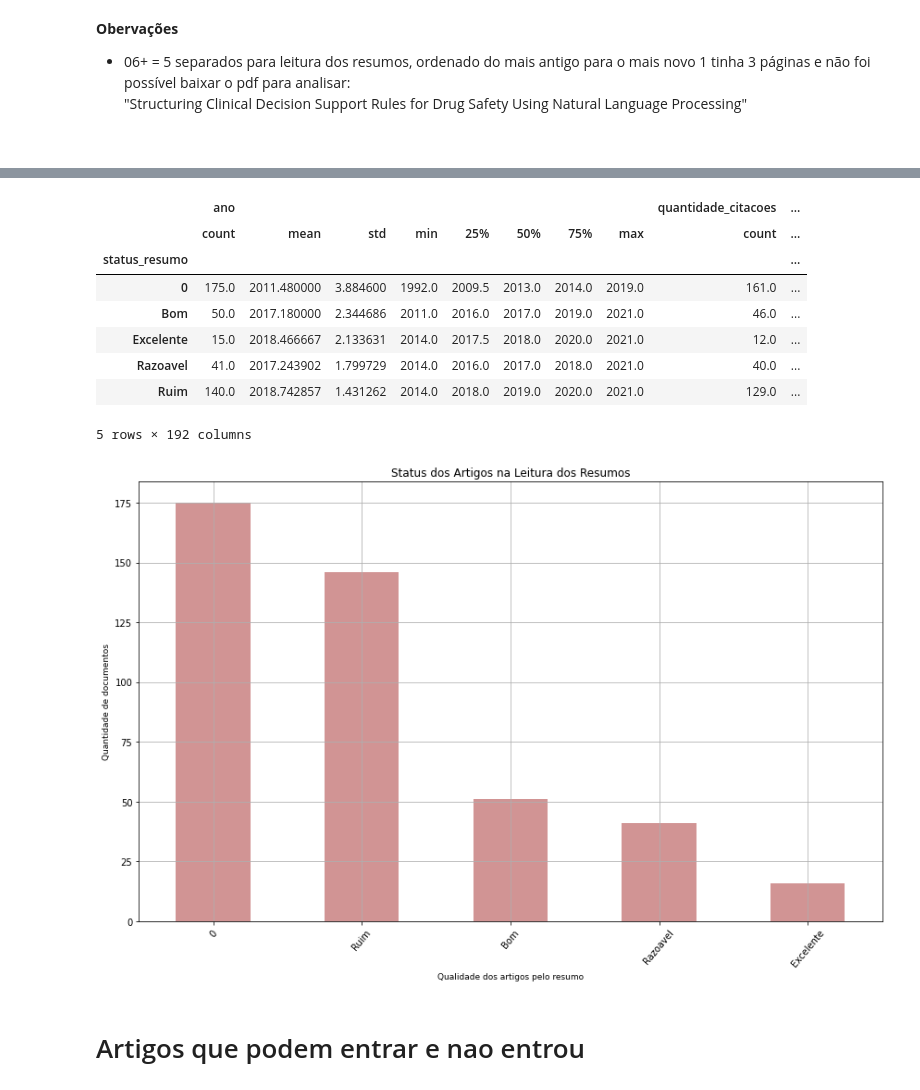
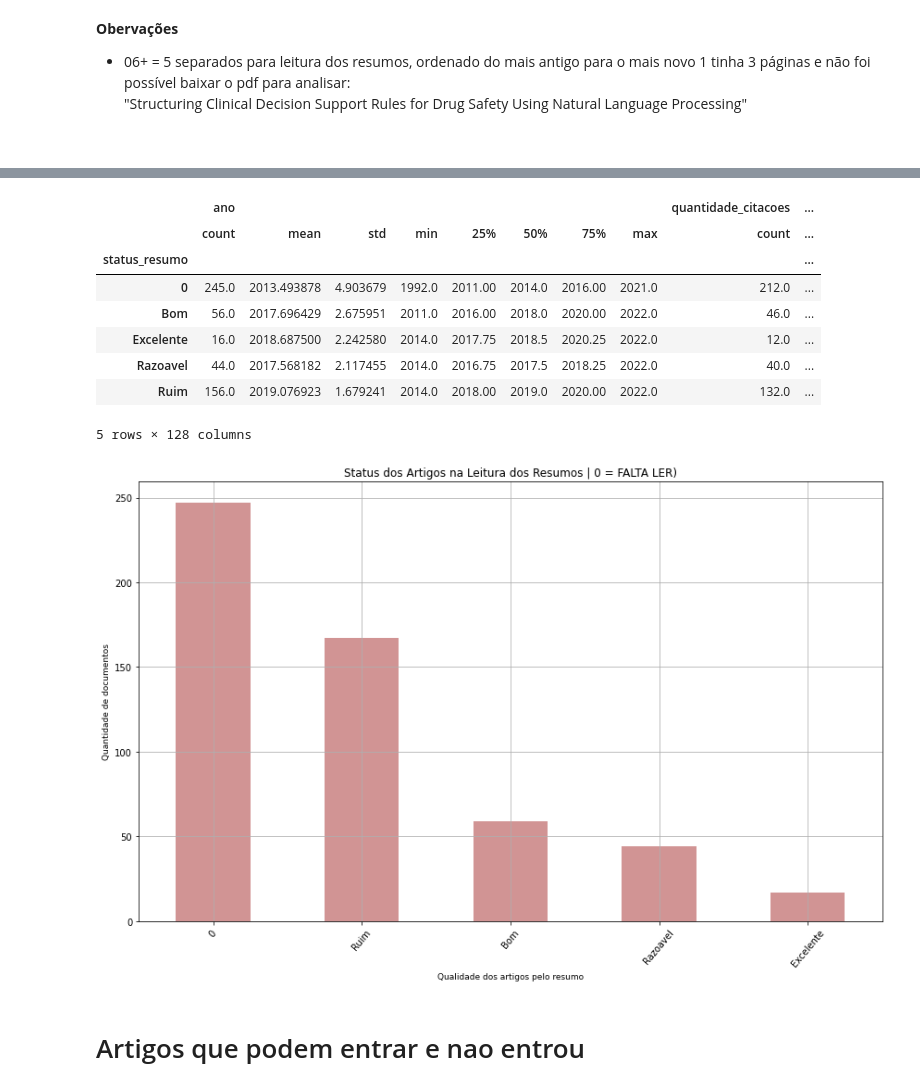
Before and after one commit to LuizPerciliano/Evento-Adverso-com-Metamap-e-Twitter-com-Portugues-Brasil, a Jupyter notebook: apps/app-Dissertacao/notebook/CEFET-Dissertação-Mat-CIC1229-Analises.ipynb, the cells around one changed output, grey strips where cells are left out. Saved outputs shown, nothing was run; the diff lists cells and outputs as text; code cells hidden in the pictures.

Commit message:
Leitura
Partindo para leituras e atualizaçÕES NO script 2.

```diff
--- a/apps/app-Dissertacao/notebook/CEFET-Dissertação-Mat-CIC1229-Analises.ipynb
+++ b/apps/app-Dissertacao/notebook/CEFET-Dissertação-Mat-CIC1229-Analises.ipynb
@@ -82,8 +82,10 @@ Lista do conteúdo da pasta ...
 # %%
 #trabalhos_relacionados_traduzido = os.path.join('../data','bases_filtradas_traduzida-27-06-2021.xlsx')
 #trabalhos_relacionados_traduzido = os.path.join('../data','bases_filtradas_traduzida-26-09-2021.xlsx') # 436 registros
-trabalhos_relacionados_traduzido = os.path.join('../data','bases_filtradas-resumida-14-06-2022.xlsx') # 513 regitros
-trabalhos_relacionados_traduzido = os.path.join('../data','bases_filtradas-resumida-29-06-2022 03-07-24_final.xlsx') # 534 regitros
+#trabalhos_relacionados_traduzido = os.path.join('../data','bases_filtradas-resumida-14-06-2022.xlsx') # 513 regitros
+#trabalhos_relacionados_traduzido = os.path.join('../data','bases_filtradas-resumida-29-06-2022 03-07-24_final.xlsx') # 534 regitros
+
+trabalhos_relacionados_traduzido = r'G:\Meu Drive\MESTRADO_C_DADOS\ARTIGOS E AFINS\DOCUMENTOS-MESTRADO-CEFET-METAMAP-NLP\Artigos-MetaMap-2022\bases_filtradas-resumida-06-2022.xlsx'
 raw_data = pd.read_excel(trabalhos_relacionados_traduzido)
 raw_data
 # %% [output]
@@ -259,40 +260,40 @@ status_resumo.describe().head()
 |  | ano |  |  |  |  |  |  |  | quantidade_citacoes | ... |
 |  | count | mean | std | min | 25% | 50% | 75% | max | count | ... |
 | status_resumo |  |  |  |  |  |  |  |  |  | ... |
-| 0 | 175.0 | 2011.480000 | 3.884600 | 1992.0 | 2009.5 | 2013.0 | 2014.0 | 2019.0 | 161.0 | ... |
-| Bom | 50.0 | 2017.180000 | 2.344686 | 2011.0 | 2016.0 | 2017.0 | 2019.0 | 2021.0 | 46.0 | ... |
-| Excelente | 15.0 | 2018.466667 | 2.133631 | 2014.0 | 2017.5 | 2018.0 | 2020.0 | 2021.0 | 12.0 | ... |
-| Razoavel | 41.0 | 2017.243902 | 1.799729 | 2014.0 | 2016.0 | 2017.0 | 2018.0 | 2021.0 | 40.0 | ... |
-| Ruim | 140.0 | 2018.742857 | 1.431262 | 2014.0 | 2018.0 | 2019.0 | 2020.0 | 2021.0 | 129.0 | ... |
+| 0 | 245.0 | 2013.493878 | 4.903679 | 1992.0 | 2011.00 | 2014.0 | 2016.00 | 2021.0 | 212.0 | ... |
+| Bom | 56.0 | 2017.696429 | 2.675951 | 2011.0 | 2016.00 | 2018.0 | 2020.00 | 2022.0 | 46.0 | ... |
+| Excelente | 16.0 | 2018.687500 | 2.242580 | 2014.0 | 2017.75 | 2018.5 | 2020.25 | 2022.0 | 12.0 | ... |
+| Razoavel | 44.0 | 2017.568182 | 2.117455 | 2014.0 | 2016.75 | 2017.5 | 2018.25 | 2022.0 | 40.0 | ... |
+| Ruim | 156.0 | 2019.076923 | 1.679241 | 2014.0 | 2018.00 | 2019.0 | 2020.00 | 2022.0 | 132.0 | ... |
-5 rows × 192 columns
+5 rows × 128 columns
 # %%
 # variáveis
-titulo = 'Status dos Artigos na Leitura dos Resumos'
+titulo = 'Status dos Artigos na Leitura dos Resumos | 0 = FALTA LER)'
 eixo_x = 'Qualidade dos artigos pelo resumo'
 eixo_y = 'Quantidade de documentos'
 extensao_arquivo = '.png'
 path_image = '../image/'
 image = path_image+'leitura_documentos_'+dataFormatada
 
 #gráfico
 fig, ax = plt.subplots(figsize=(12,8))
 status_resumo.size().sort_values(ascending=False).plot.bar(linestyle='--', linewidth=300, color='Brown', alpha = 0.5)
 plt.xticks(rotation=50)
 
 # legenda
 #ax.legend(title='Legenda', loc=1, fontsize=9)
 ax.set_title(titulo,  fontsize=12)
 ax.set_xlabel(eixo_x, fontsize=9)
 ax.set_ylabel(eixo_y, fontsize=9)
 plt.grid(True)
 
 #salvar imagens
 #plt.savefig(image+extensao_arquivo) #, format='pdf', dpi=300, transparent=True)
 plt.savefig(image+extensao_arquivo, format='png', dpi=300, bbox_inches='tight', transparent=False)
 plt.tight_layout() ## ver se é necessário
 plt.show()
 # %% [output]
-[figure, old version]
+[figure, new version]
 # %% [markdown]
 # Artigos que podem entrar e nao entrou
 # %% [markdown]
```
Also changed, not shown: parts of 10 cells of this notebook.
